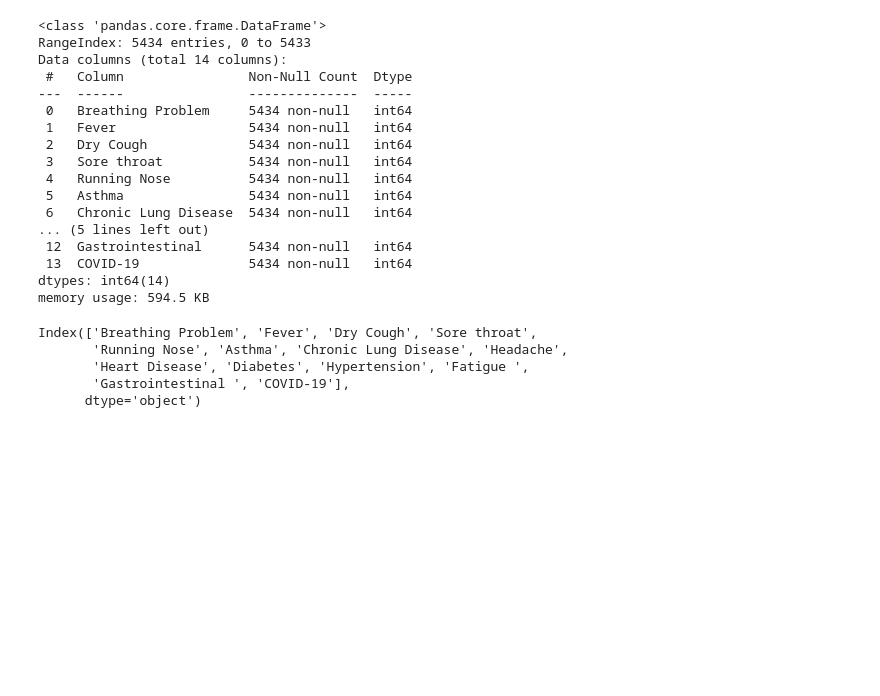
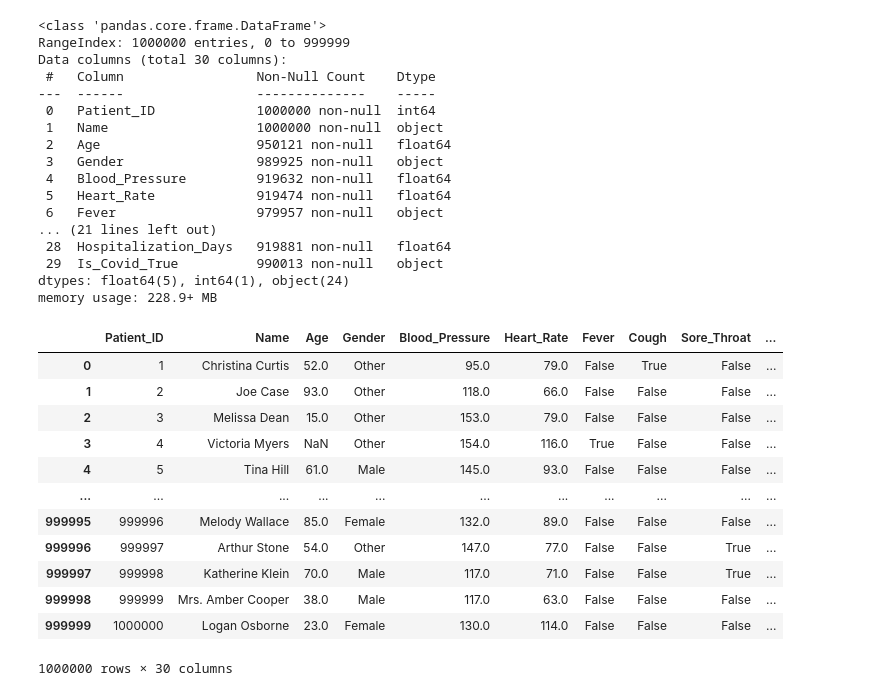
Before and after one commit to AKonicki26/health-binary-tree, a Jupyter notebook: classification.ipynb, the cells around one changed output. Drawn from its saved outputs; the diff is of its cells as text; code cells hidden in the pictures; blank space fills up the shorter version.

```diff
--- a/classification.ipynb
+++ b/classification.ipynb
@@ -6,11 +6,13 @@ warnings.filterwarnings('ignore')
 
 import kagglehub
 
+download_path = "./input.csv"
+
 # Download latest version
 path = kagglehub.dataset_download("abhilashjash/covid-19-simulated-dataset-by-abhilash-jash")
 
 print("Path to dataset files:", path)
 
-data_csv_location = "covid-data.csv"
-target_col = "COVID-19"
+data_csv_location = download_path
+target_col = "Is_Covid_True"
 # %% [output]
@@ -20,40 +20,49 @@ Path to dataset files: C:\Users\thecr\.cache\kagglehub\datasets\abhilashjash\cov
 # %%
 data = pd.read_csv(data_csv_location)
 
 # Display the first 2 rows of the dataset to get a quick look at the data
 data.head(2)
 
 # Generate summary statistics for numerical columns (count, mean, std, min, quartiles, max)
 data.describe()
 
 # Print concise information about the DataFrame: column names, non-null counts, and data types
 data.info()
 
 # Count the number of missing (NaN) values in each column
 data.isnull().sum()
 
 # Display the list of all column names in the dataset
 data.columns
+data
 # %% [output]
 <class 'pandas.core.frame.DataFrame'>
-RangeIndex: 5434 entries, 0 to 5433
-Data columns (total 14 columns):
- #   Column                Non-Null Count  Dtype
----  ------                --------------  -----
- 0   Breathing Problem     5434 non-null   int64
- 1   Fever                 5434 non-null   int64
- 2   Dry Cough             5434 non-null   int64
- 3   Sore throat           5434 non-null   int64
- 4   Running Nose          5434 non-null   int64
- 5   Asthma                5434 non-null   int64
- 6   Chronic Lung Disease  5434 non-null   int64
-... (5 lines left out)
- 12  Gastrointestinal      5434 non-null   int64
- 13  COVID-19              5434 non-null   int64
-dtypes: int64(14)
-memory usage: 594.5 KB
+RangeIndex: 1000000 entries, 0 to 999999
+Data columns (total 30 columns):
+ #   Column                 Non-Null Count    Dtype
+---  ------                 --------------    -----
+ 0   Patient_ID             1000000 non-null  int64
+ 1   Name                   1000000 non-null  object
+ 2   Age                    950121 non-null   float64
+ 3   Gender                 989925 non-null   object
+ 4   Blood_Pressure         919632 non-null   float64
+ 5   Heart_Rate             919474 non-null   float64
+ 6   Fever                  979957 non-null   object
+... (21 lines left out)
+ 28  Hospitalization_Days   919881 non-null   float64
+ 29  Is_Covid_True          990013 non-null   object
+dtypes: float64(5), int64(1), object(24)
+memory usage: 228.9+ MB
+|  | Patient_ID | Name | Age | Gender | Blood_Pressure | Heart_Rate | Fever | Cough | Sore_Throat | ... |
+| 0 | 1 | Christina Curtis | 52.0 | Other | 95.0 | 79.0 | False | True | False | ... |
+| 1 | 2 | Joe Case | 93.0 | Other | 118.0 | 66.0 | False | False | False | ... |
+| 2 | 3 | Melissa Dean | 15.0 | Other | 153.0 | 79.0 | False | False | False | ... |
+| 3 | 4 | Victoria Myers | NaN | Other | 154.0 | 116.0 | True | False | False | ... |
+| 4 | 5 | Tina Hill | 61.0 | Male | 145.0 | 93.0 | False | False | False | ... |
+| ... | ... | ... | ... | ... | ... | ... | ... | ... | ... | ... |
+| 999995 | 999996 | Melody Wallace | 85.0 | Female | 132.0 | 89.0 | False | False | False | ... |
+| 999996 | 999997 | Arthur Stone | 54.0 | Other | 147.0 | 77.0 | False | False | True | ... |
+| 999997 | 999998 | Katherine Klein | 70.0 | Male | 117.0 | 71.0 | False | False | True | ... |
+| 999998 | 999999 | Mrs. Amber Cooper | 38.0 | Male | 117.0 | 63.0 | False | False | False | ... |
+| 999999 | 1000000 | Logan Osborne | 23.0 | Female | 130.0 | 114.0 | False | False | False | ... |
-Index(['Breathing Problem', 'Fever', 'Dry Cough', 'Sore throat',
-       'Running Nose', 'Asthma', 'Chronic Lung Disease', 'Headache',
-       'Heart Disease', 'Diabetes', 'Hypertension', 'Fatigue ',
-       'Gastrointestinal ', 'COVID-19'],
-      dtype='object')
+1000000 rows × 30 columns
```
Also changed, not shown: parts of 8 cells of this notebook, 6 other files.
